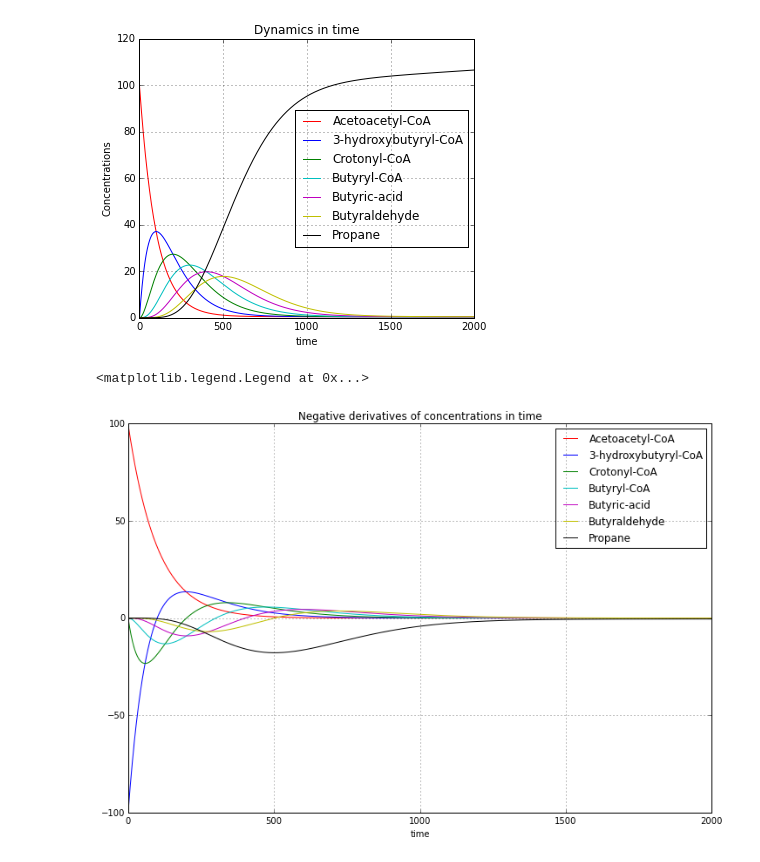
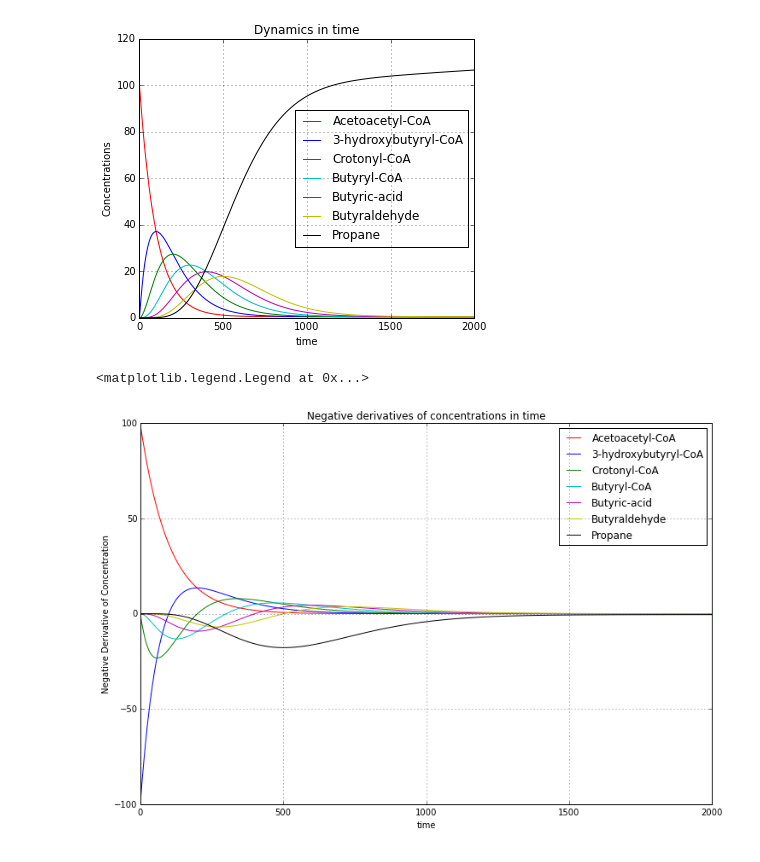
Before and after one commit to Aalto-Helsinki/modeling, a Jupyter notebook: 2015/Reactions - Basic Pathway.ipynb, the cells around one changed output. Drawn from its saved outputs; the diff is of its cells as text; code cells hidden in the pictures.

Commit message:
Added y label to negative derivatives

```diff
--- a/2015/Reactions - Basic Pathway.ipynb
+++ b/2015/Reactions - Basic Pathway.ipynb
@@ -157,31 +157,32 @@ g_D = []
 
 # Calculate derivatives using timestep dT, through time T
 for i in range(T-1):
     a_D.append(-(a[i+1]-a[i])/dT)
     b_D.append(-(b[i+1]-b[i])/dT)
     c_D.append(-(c[i+1]-c[i])/dT)
     d_D.append(-(d[i+1]-d[i])/dT)
     e_D.append(-(e[i+1]-e[i])/dT)
     f_D.append(-(f[i+1]-f[i])/dT)
     g_D.append(-(g[i+1]-g[i])/dT)
 
 #plot
 fig = plt.figure(figsize=(30,8))
 fig.subplots_adjust(wspace = 0.5, hspace = 0.3)
 ax2 = fig.add_subplot(1,2,1)
 
 ax2.plot(a_D, 'r-', label='Acetoacetyl-CoA')
 ax2.plot(b_D, 'b-', label='3-hydroxybutyryl-CoA')
 ax2.plot(c_D, 'g-', label='Crotonyl-CoA')
 ax2.plot(d_D, 'c-', label='Butyryl-CoA')
 ax2.plot(e_D, 'm-', label='Butyric-acid')
 ax2.plot(f_D, 'y-', label='Butyraldehyde')
 ax2.plot(g_D, 'k-', label='Propane')
 
 ax2.set_title("Negative derivatives of concentrations in time")
 ax2.set_xlabel("time")
+ax2.set_ylabel("Negative Derivative of Concentration")
 ax2.grid()
 ax2.legend()
 # %% [output]
 <matplotlib.legend.Legend at 0x...>
-[figure, old version]
+[figure, new version]
```
